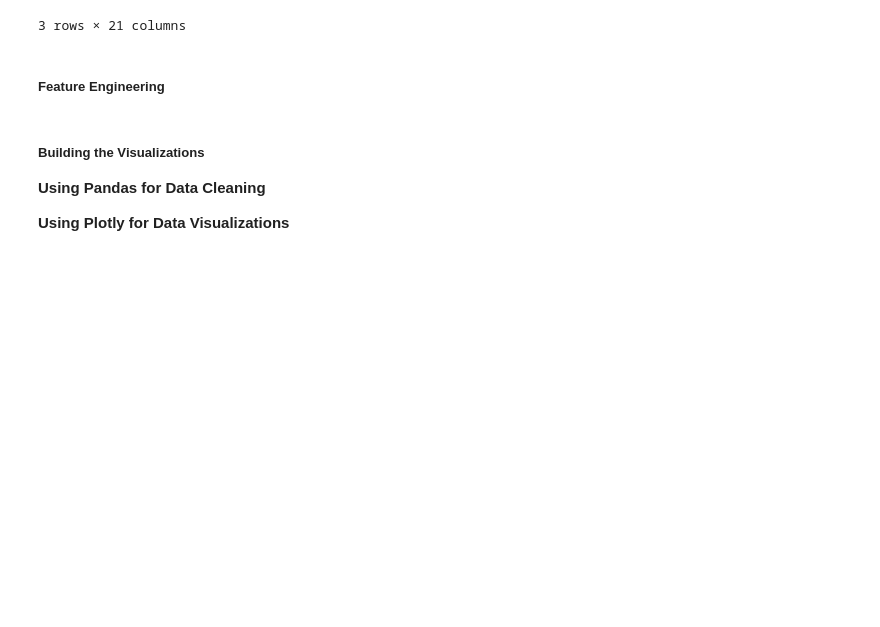
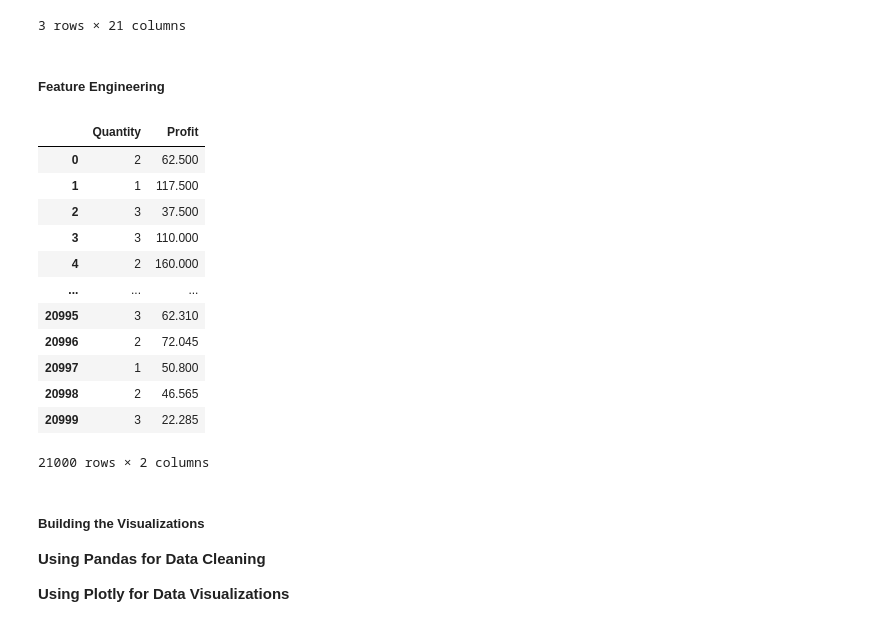
Before and after one commit to Anthony-Lionetti/db-eng-capstone, a Jupyter notebook: testing.ipynb, the cells around one changed output. Saved outputs shown, nothing was run; the diff lists cells and outputs as text; code cells hidden in the pictures; blank space fills up the shorter version.

```diff
--- a/testing.ipynb
+++ b/testing.ipynb
@@ -97,6 +97,22 @@ df[["First Name", "Last Name"]] = df["Customer Name"].str.split(
     " ", expand=True, n=1)
 # %%
 df["Profit"] = df["Sales"] - df["Cost"]
+# %%
+df[["Quantity", "Profit"]]
+# %% [output]
+|  | Quantity | Profit |
+| 0 | 2 | 62.500 |
+| 1 | 1 | 117.500 |
+| 2 | 3 | 37.500 |
+| 3 | 3 | 110.000 |
+| 4 | 2 | 160.000 |
+| ... | ... | ... |
+| 20995 | 3 | 62.310 |
+| 20996 | 2 | 72.045 |
+| 20997 | 1 | 50.800 |
+| 20998 | 2 | 46.565 |
+| 20999 | 3 | 22.285 |
+21000 rows × 2 columns
 # %% [markdown]
 ##### Building the Visualizations
 
```
Also changed, not shown: 22 other files.
